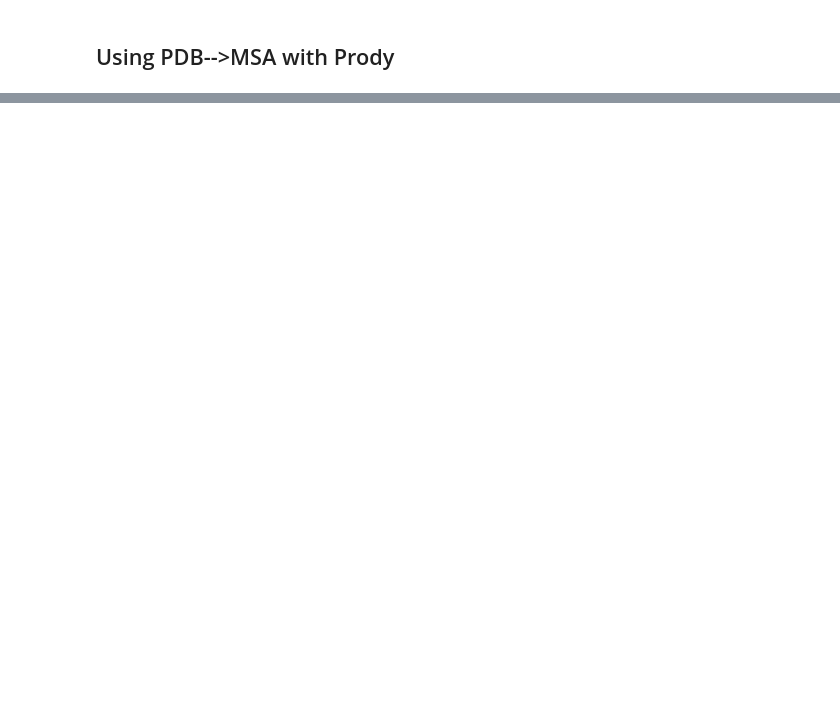
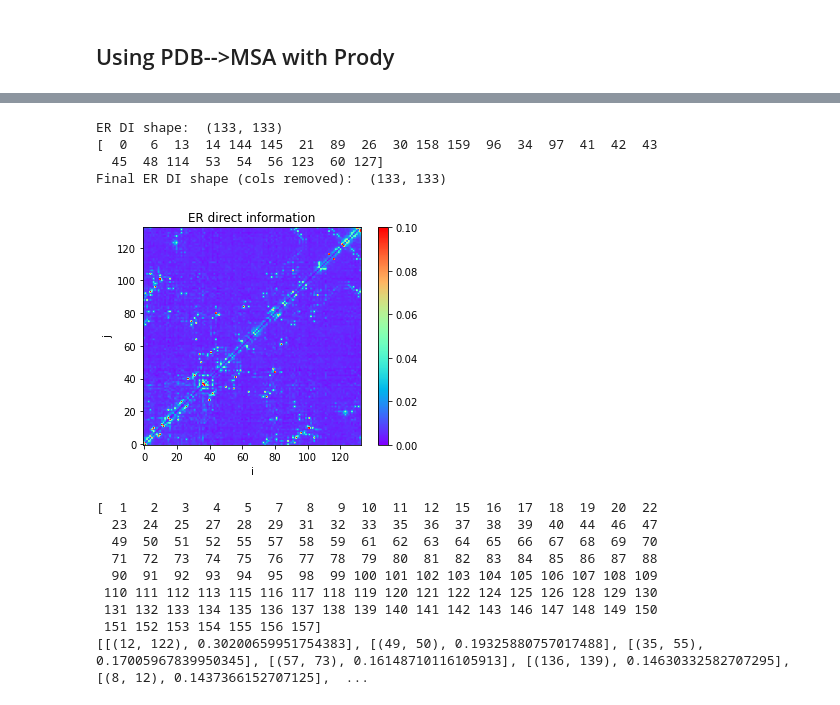
Before and after one commit to evancresswell/DCA_ER, a Jupyter notebook: PDB_MSA_link.ipynb, the cells around one changed output, grey strips where cells are left out. Drawn from its saved outputs; the diff is of its cells as text; code cells hidden in the pictures; blank space fills up the shorter version.

Commit message:
PDB2MSA pipeline works and generates AUC curves

```diff
--- a/PDB_MSA_link.ipynb
+++ b/PDB_MSA_link.ipynb
@@ -263,0 +205,12 @@ pdb2msa(pdb_path)
+# %%
+onehot_encoder = OneHotEncoder(sparse=False,categories='auto')
+# s is OneHot encoder format, s0 is original sequnce matrix
+s = onehot_encoder.fit_transform(s0)
+# print("Amino Acid sequence Matrix\n",s0)
+# print("OneHot sequence Matrix\n",s)
+# print("An individual element of the OneHot sequence Matrix (size:",
+#      s.shape,") --> ",s[0], " has length ",s[0].shape)
+# %%
+# Define wight matrix with variable for each possible amino acid at each sequence position
+w = np.zeros((mx.sum(),mx.sum()))
+h0 = np.zeros(mx.sum())
@@ -263,0 +270,8 @@ pdb2msa(pdb_path)
+# %%
+if not create_new and os.path.exists("%s/%s_%s_ER_di.npy" % (out_dir, pdb_id, pfam_id)):
+    di = np.load("%s/%s_%s_ER_di.npy" % (out_dir, pdb_id, pfam_id))
+else:
+    di = direct_info(s0,w)
+    np.save("%s/%s_%s_ER_di.npy" % (out_dir, pdb_id, pfam_id), di)
+print(di)
+print(di.shape)
@@ -263,0 +429,44 @@ pdb2msa(pdb_path)
+# %%
+#print("Direct Information from Expectation reflection:\n",di)
+print('ER DI shape: ' , di.shape)
+print(removed_cols)
+if not removing_cols:
+    er_di = np.delete(di, removed_cols,0)
+    er_di = np.delete(er_di, removed_cols,1)
+else:
+    er_di = di
+
+print('Final ER DI shape (cols removed): ', er_di.shape)
+if remove_diagonals:
+    ER_di = no_diag(er_di, 4, s_index)
+else:
+    ER_di = er_di
+
+plt.title('ER direct information')
+plt.imshow(ER_di,cmap='rainbow',origin='lower')
+plt.xlabel('i')
+plt.ylabel('j')
+plt.clim(0,0.1)
+plt.colorbar(fraction=0.045, pad=0.05)
+plt.show()
+
+
+from ecc_tools import scores_matrix2dict
+print(s_index)
+ER_di_dict = scores_matrix2dict(ER_di, s_index, removed_cols, removing_cols=removing_cols)
+print(ER_di_dict[:20])
+# %% [output]
+ER DI shape:  (133, 133)
+[  0   6  13  14 144 145  21  89  26  30 158 159  96  34  97  41  42  43
+  45  48 114  53  54  56 123  60 127]
+Final ER DI shape (cols removed):  (133, 133)
+[figure, added]
+[  1   2   3   4   5   7   8   9  10  11  12  15  16  17  18  19  20  22
+  23  24  25  27  28  29  31  32  33  35  36  37  38  39  40  44  46  47
+  49  50  51  52  55  57  58  59  61  62  63  64  65  66  67  68  69  70
+  71  72  73  74  75  76  77  78  79  80  81  82  83  84  85  86  87  88
+  90  91  92  93  94  95  98  99 100 101 102 103 104 105 106 107 108 109
+ 110 111 112 113 115 116 117 118 119 120 121 122 124 125 126 128 129 130
+ 131 132 133 134 135 136 137 138 139 140 141 142 143 146 147 148 149 150
+ 151 152 153 154 155 156 157]
+[[(12, 122), 0.30200659951754383], [(49, 50), 0.19325880757017488], [(35, 55), 0.17005967839950345], [(57, 73), 0.16148710116105913], [(136, 139), 0.14630332582707295], [(8, 12), 0.1437366152707125],  ...
```
Also changed, not shown: parts of 20 cells of this notebook, 7 other files.
